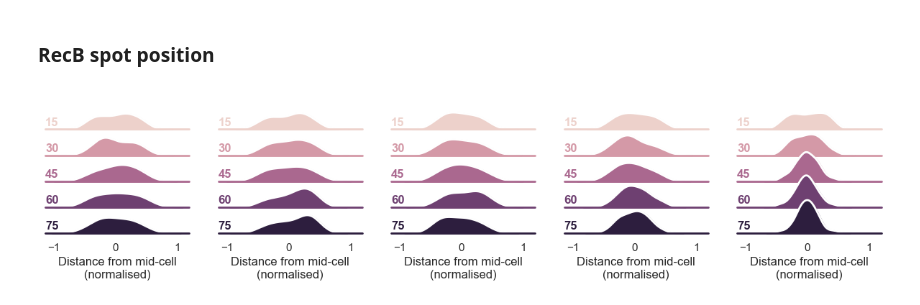
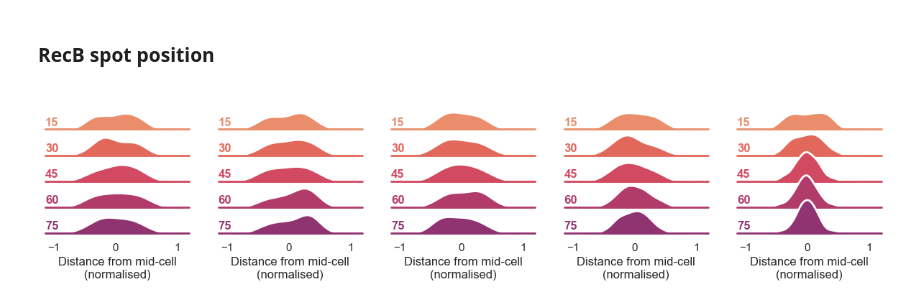
Before and after one commit to DanielThedie/RecB_article, a Jupyter notebook: Notebooks/2_Ciprofloxacin_damage/Long_RecB_spots.ipynb, the cells around one changed output. Saved outputs shown, nothing was run; the diff lists cells and outputs as text; code cells hidden in the pictures.

```diff
--- a/Notebooks/2_Ciprofloxacin_damage/Long_RecB_spots.ipynb
+++ b/Notebooks/2_Ciprofloxacin_damage/Long_RecB_spots.ipynb
@@ -348,36 +348,33 @@ df = (data
       )
 
 # Initialize the FacetGrid object
-pal = sns.cubehelix_palette(5)
-g = sns.FacetGrid(df, row="Time_min_bin", col='Group', hue="Time_min_bin", aspect=6, height=.5, palette=pal)
+g = sns.FacetGrid(df, row="Time_min_bin", col='Group', hue="Time_min_bin", aspect=6, height=.5, palette=sns.color_palette('flare'))
 
 # Draw the densities in a few steps
 g.map(sns.kdeplot, "midCellDist",
       bw_adjust=1.5, clip_on=False,
       fill=True, alpha=1, linewidth=1.5)
 g.map(sns.kdeplot, "midCellDist", clip_on=False, color="w", lw=2, bw_adjust=1.5)
 
 # passing color=None to refline() uses the hue mapping
 g.refline(y=0, linewidth=2, linestyle="-", color=None, clip_on=False)
 
-
 # Define and use a simple function to label the plot in axes coordinates
 def label(x, color, label):
     ax = plt.gca()
     ax.text(0, .2, label, fontweight="bold", color=color,
             ha="left", va="center", transform=ax.transAxes)
-
 
 g.map(label, "midCellDist")
 
 # Set the subplots to overlap
 g.figure.subplots_adjust(hspace=-.25)
 
 # Remove axes details that don't play well with overlap
 g.set_titles("")
 g.set(yticks=[], ylabel="", xlabel='Distance from mid-cell\n(normalised)')
 g.despine(bottom=True, left=True)
 
 plt.savefig(fname='D:\\DanielThedie\\Figures\\RecB_article_figures\\2_Cipro_RecB\\RecB_position.svg', format='svg', bbox_inches='tight')
 # %% [output]
-[figure, old version]
+[figure, new version]
```
